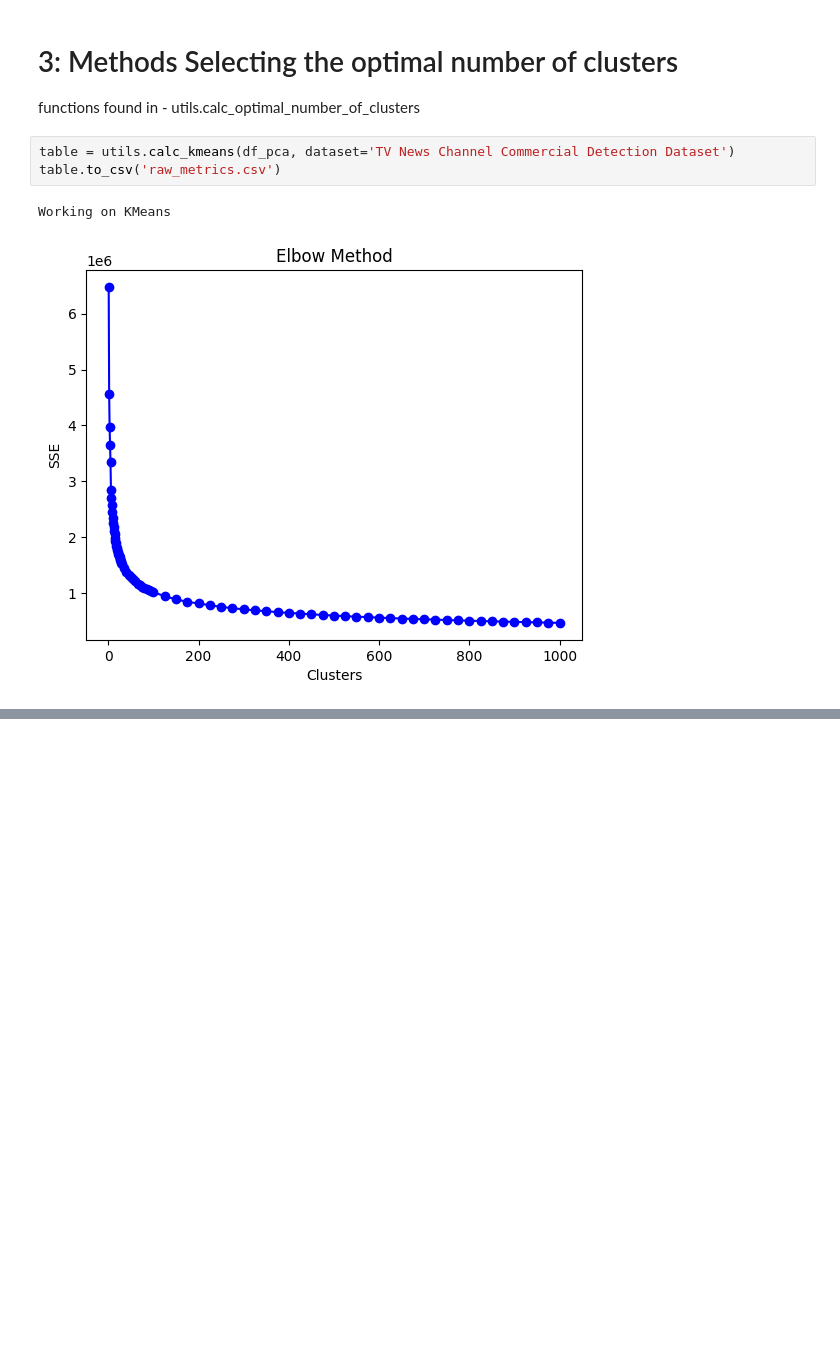
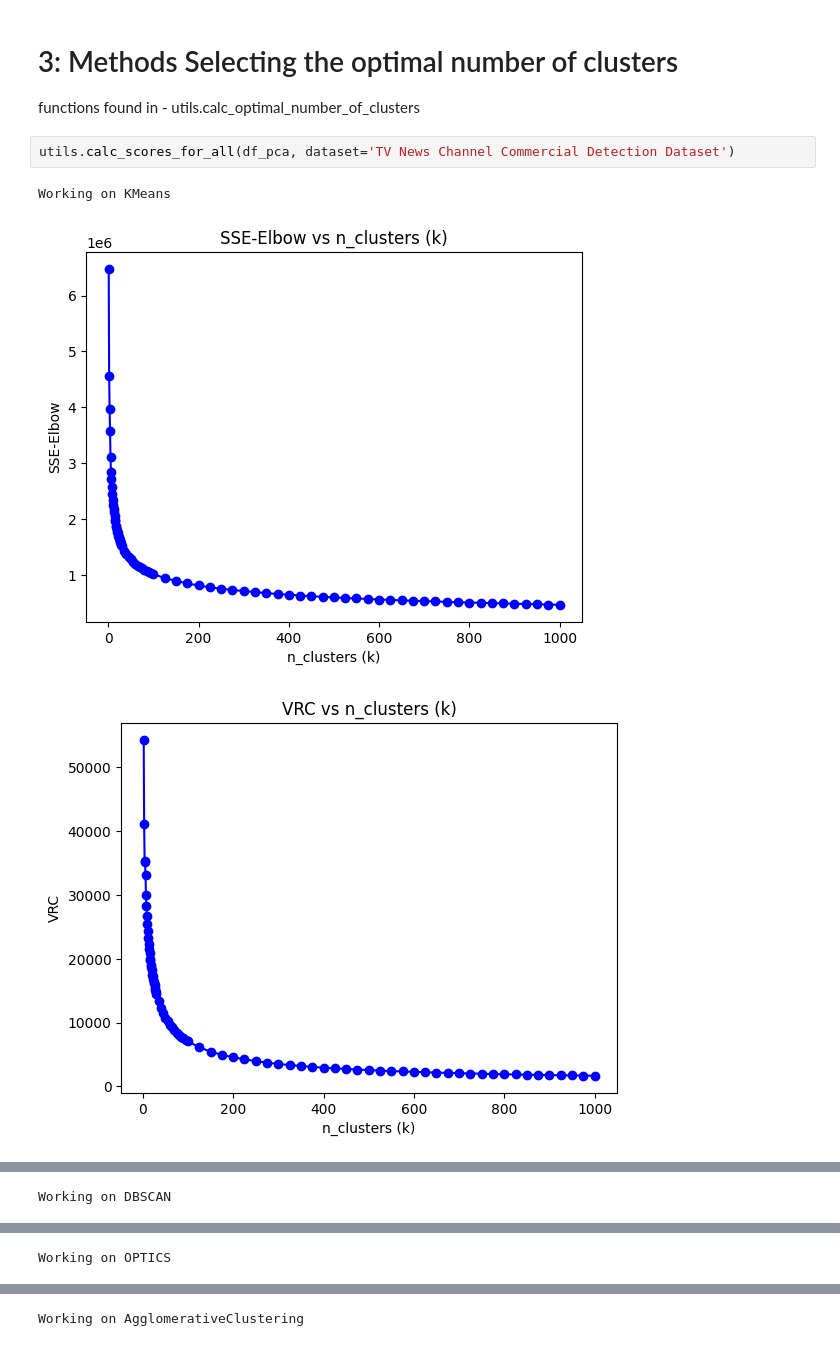
Before and after one commit to adiabramovitch/MachineLearning_Ass4, a Jupyter notebook: Assignment4_tv_news_channels.ipynb, the cells around one changed output, grey strips where cells are left out. Drawn from its saved outputs; the diff is of its cells as text; blank space fills up the shorter version.

Commit message:
* add docstrings and reduce some repeated code * add config file with constants * updated tv_news_channels notebook

```diff
--- a/Assignment4_tv_news_channels.ipynb
+++ b/Assignment4_tv_news_channels.ipynb
@@ -274,8 +269,8 @@ df_pca.shape
 
 functions found in - utils.calc_optimal_number_of_clusters
 # %%
-table = utils.calc_kmeans(df_pca, dataset='TV News Channel Commercial Detection Dataset')
-table.to_csv('raw_metrics.csv')
+utils.calc_scores_for_all(df_pca, dataset='TV News Channel Commercial Detection Dataset')
 # %% [output]
 Working on KMeans
-[figure, old version]
+[figure, new version]
+[figure, added]
@@ -281,0 +280 @@ Working on KMeans
+Working on DBSCAN
@@ -281,0 +282 @@ Working on KMeans
+Working on OPTICS
@@ -281,0 +297 @@ Working on KMeans
+Working on AgglomerativeClustering
```
Also changed, not shown: parts of 9 cells of this notebook, 2 other files.
